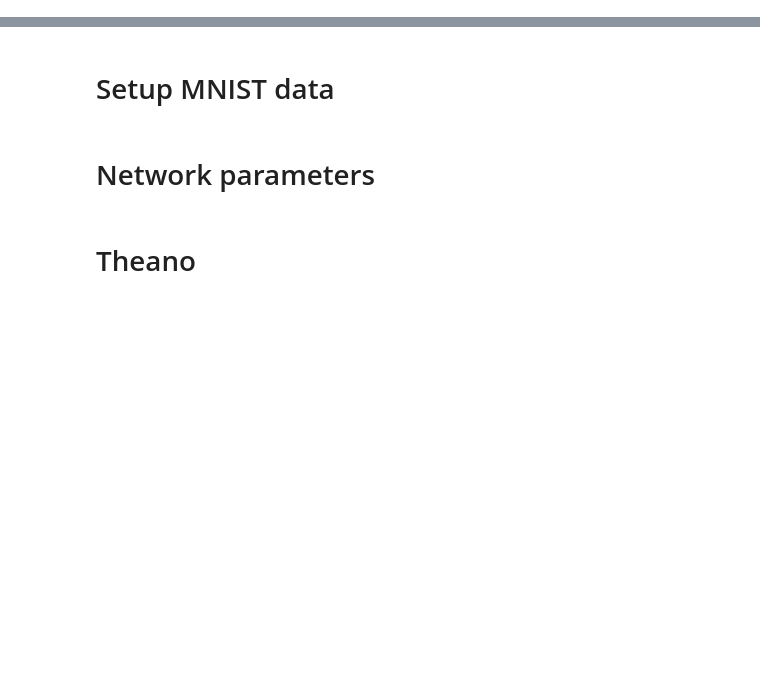
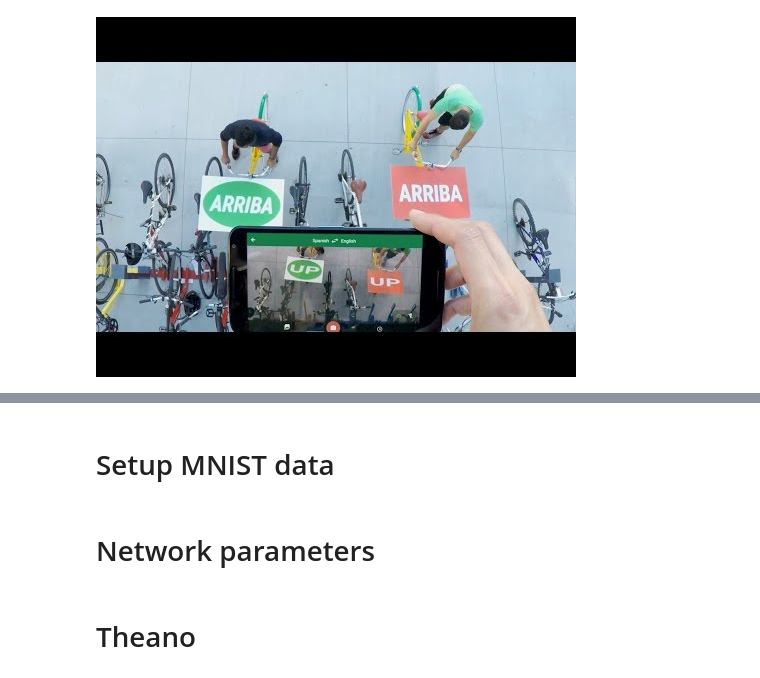
Before and after one commit to curiousily/old_blog, a Jupyter notebook: content/notebooks/10.neural_networks.ipynb, the cells around one changed output, grey strips where cells are left out. Drawn from its saved outputs; the diff is of its cells as text; code cells hidden in the pictures; blank space fills up the shorter version.

```diff
--- a/content/notebooks/10.neural_networks.ipynb
+++ b/content/notebooks/10.neural_networks.ipynb
@@ -0,0 +38,4 @@
+# %%
+YouTubeVideo("06olHmcJjS0", width=640, height=480)
+# %% [output]
+[figure, added]
```
Also changed, not shown: parts of 8 cells of this notebook, 2 other files.
